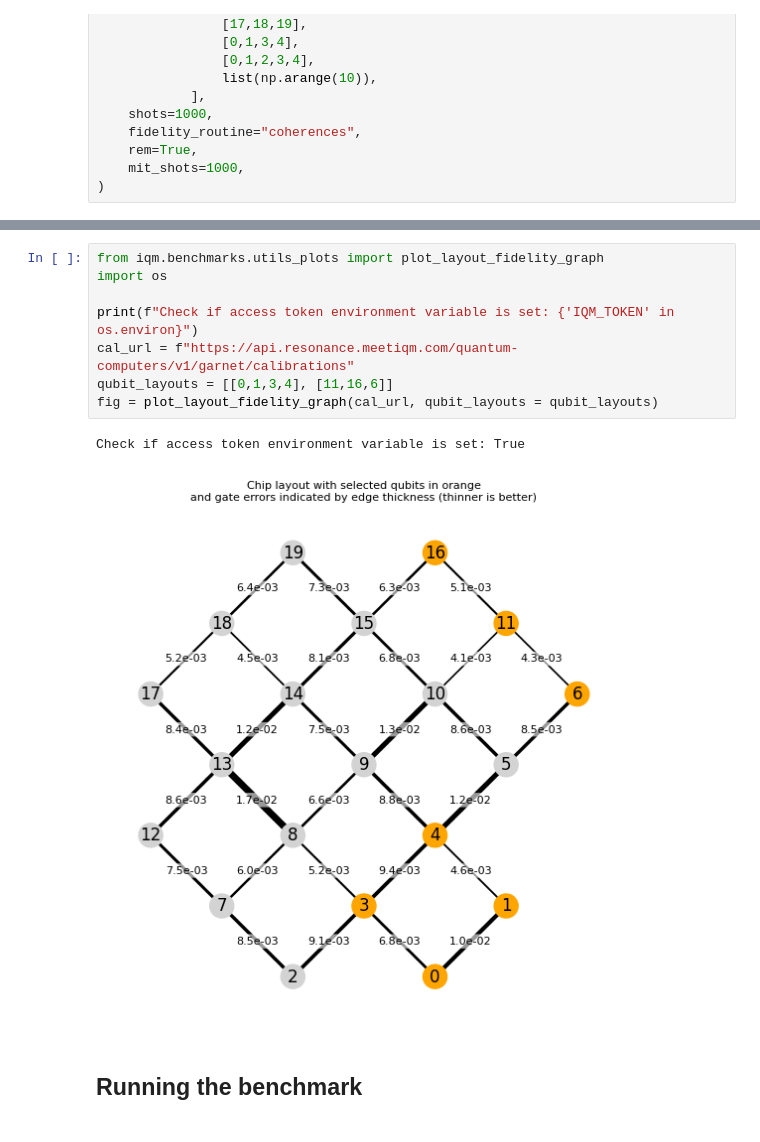
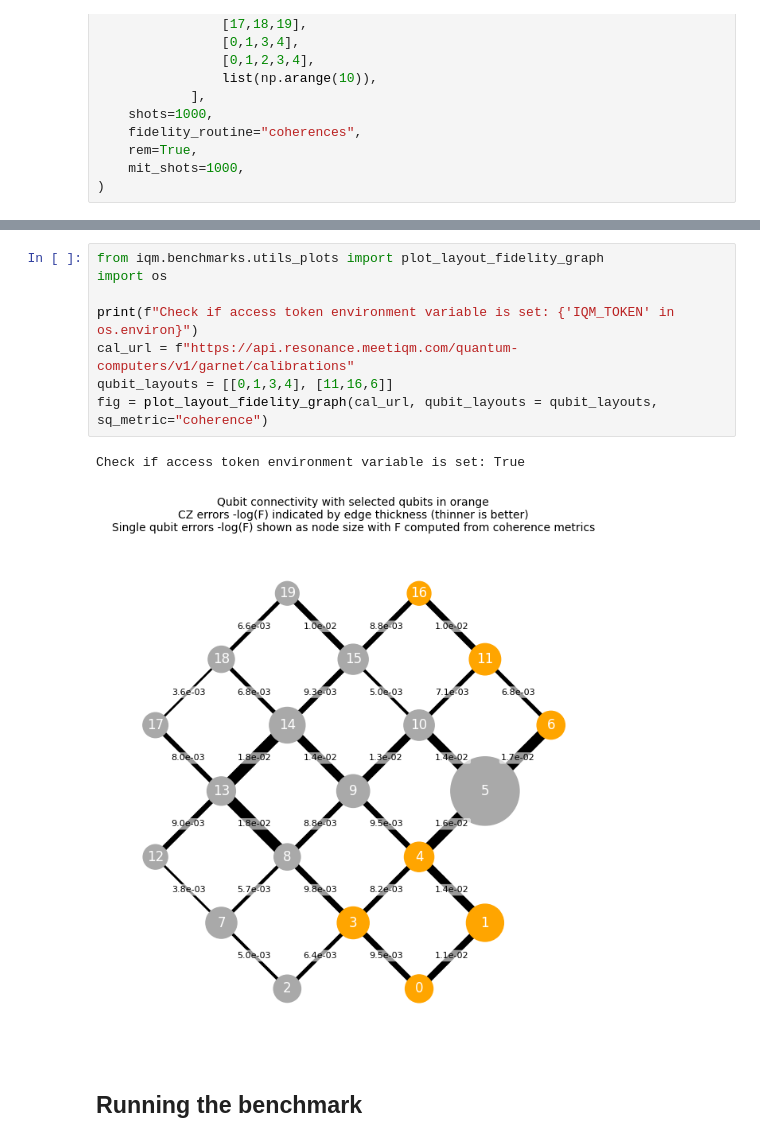
Before and after one commit to iqm-finland/iqm-benchmarks, a Jupyter notebook: docs/examples/example_ghz.ipynb, the cells around one changed output, grey strips where cells are left out. Drawn from its saved outputs; the diff is of its cells as text.

Commit message:
Updated plot instructions for layout fidelity plots, explaining new single qubit fidelity feature.

```diff
--- a/docs/examples/example_ghz.ipynb
+++ b/docs/examples/example_ghz.ipynb
@@ -56,14 +57,14 @@ Use of the plot:
 # %%
 from iqm.benchmarks.utils_plots import plot_layout_fidelity_graph
 import os
 
 print(f"Check if access token environment variable is set: {'IQM_TOKEN' in os.environ}")
 cal_url = f"https://api.resonance.meetiqm.com/quantum-computers/v1/garnet/calibrations"
 qubit_layouts = [[0,1,3,4], [11,16,6]]
-fig = plot_layout_fidelity_graph(cal_url, qubit_layouts = qubit_layouts)
+fig = plot_layout_fidelity_graph(cal_url, qubit_layouts = qubit_layouts, sq_metric="coherence")
 # %% [output]
 Check if access token environment variable is set: True
-[figure, old version]
+[figure, new version]
 # %% [markdown]
 ## Running the benchmark
 # %%
```
Also changed, not shown: parts of 1 cell of this notebook.
